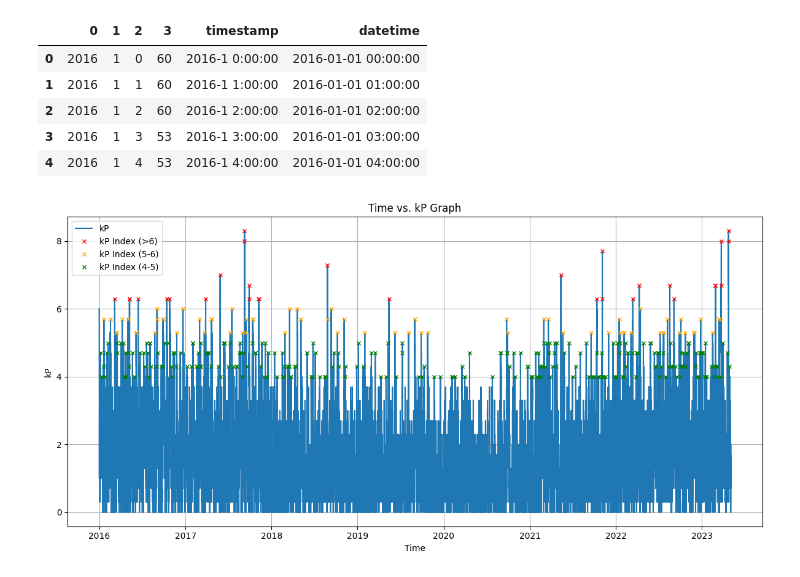
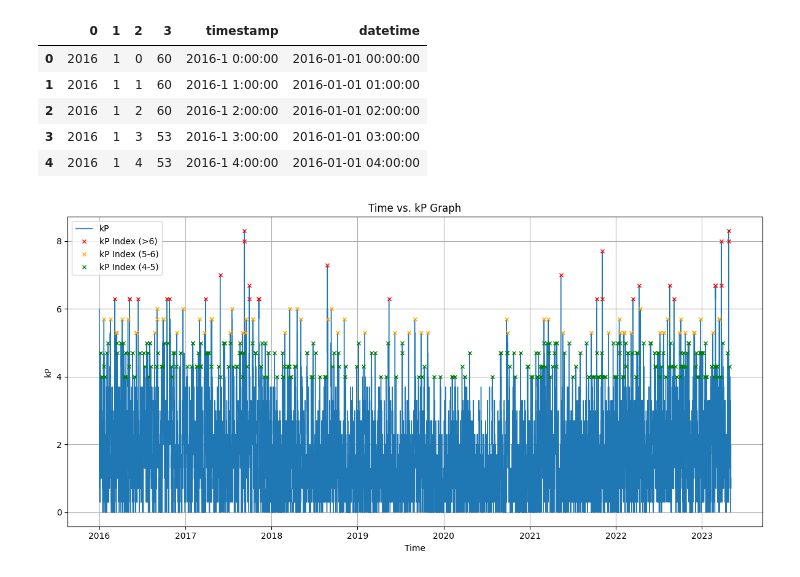
Before and after one commit to space-apps-tacoma/oracle-discovr, a Jupyter notebook: kpi.ipynb, the cells around one changed output. Drawn from its saved outputs; the diff is of its cells as text; code cells hidden in the pictures.

```diff
--- a/kpi.ipynb
+++ b/kpi.ipynb
@@ -68,26 +68,26 @@ data.head()
 # %%
 
 # Drop duplicate rows based on 'datetime' and 'kP' values
 unique_data = data.drop_duplicates(subset=['datetime', 3])
 
 # Locate the Peaks above a Magnitude of 5
 peaks, _ = find_peaks(unique_data[3]/10, height=6.01, prominence=0.5)
 peaks1, _ = find_peaks(unique_data[3]/10, height= (5.01, 6), prominence=3)
 peaks2, _ = find_peaks(unique_data[3]/10, height= (4, 5), prominence=3)
 
 # Plotting
 plt.figure(figsize=(12, 6))
-plt.plot(unique_data['datetime'], unique_data[3]/10, label='kP')#, marker='o')
+plt.plot(unique_data['datetime'], unique_data[3]/10, '-', label='kP', linewidth=1)#, marker='o')
 plt.plot(unique_data['datetime'][peaks], unique_data[3][peaks]/10, "x", markersize=5, color='r',  label='kP Index (>6)')
 plt.plot(unique_data['datetime'][peaks1], unique_data[3][peaks1]/10, "x", markersize=5, color='orange',  label='kP Index (5-6)')
 plt.plot(unique_data['datetime'][peaks2], unique_data[3][peaks2]/10, "x", markersize=5, color='g',  label='kP Index (4-5)')
 
 plt.title('Time vs. kP Graph')
 plt.xlabel('Time')
 plt.ylabel('kP')
 plt.grid(True)
 plt.legend()
 plt.tight_layout()
 plt.show()
 # %% [output]
-[figure, old version]
+[figure, new version]
```
Also changed, not shown: 4 other files.
